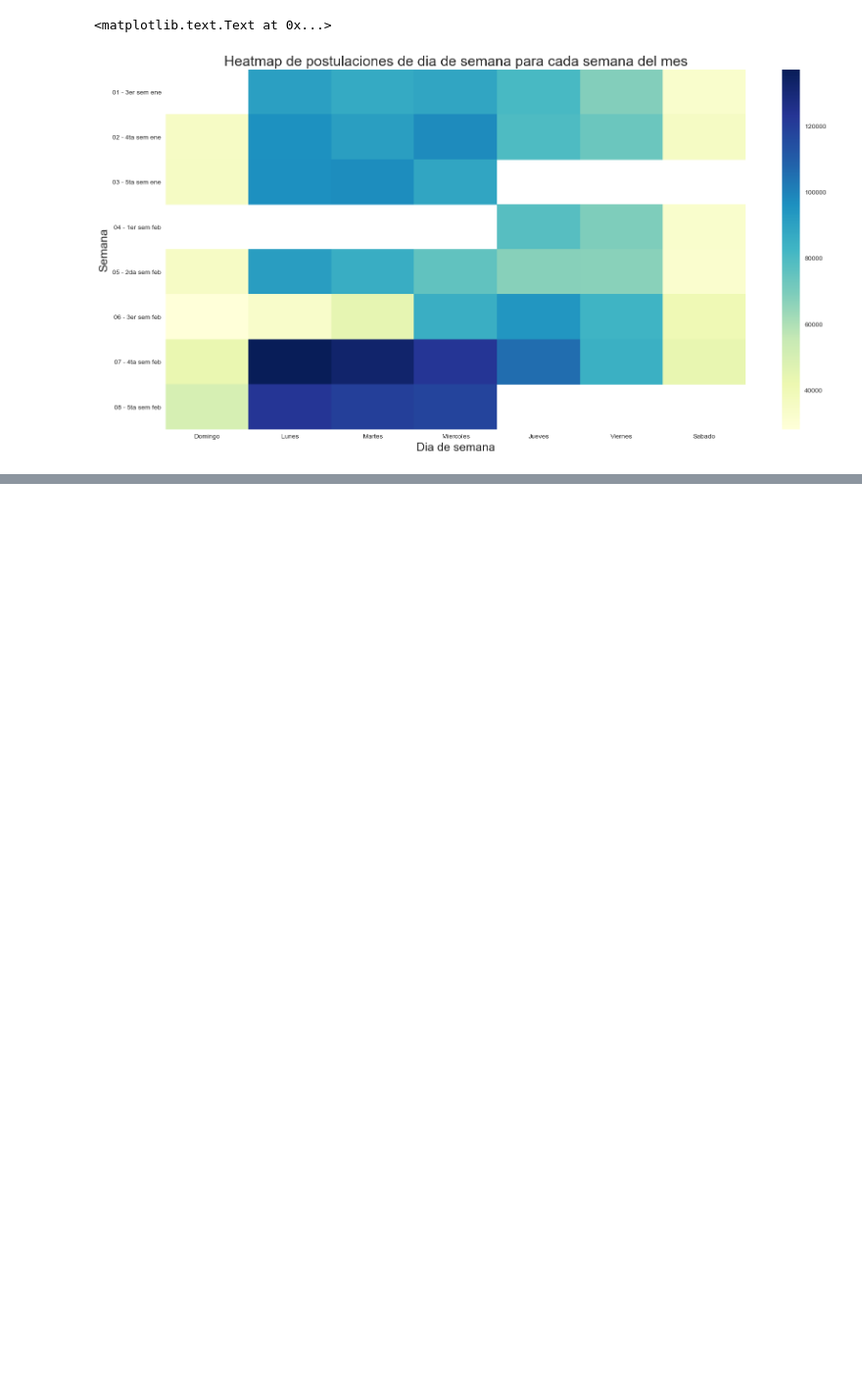
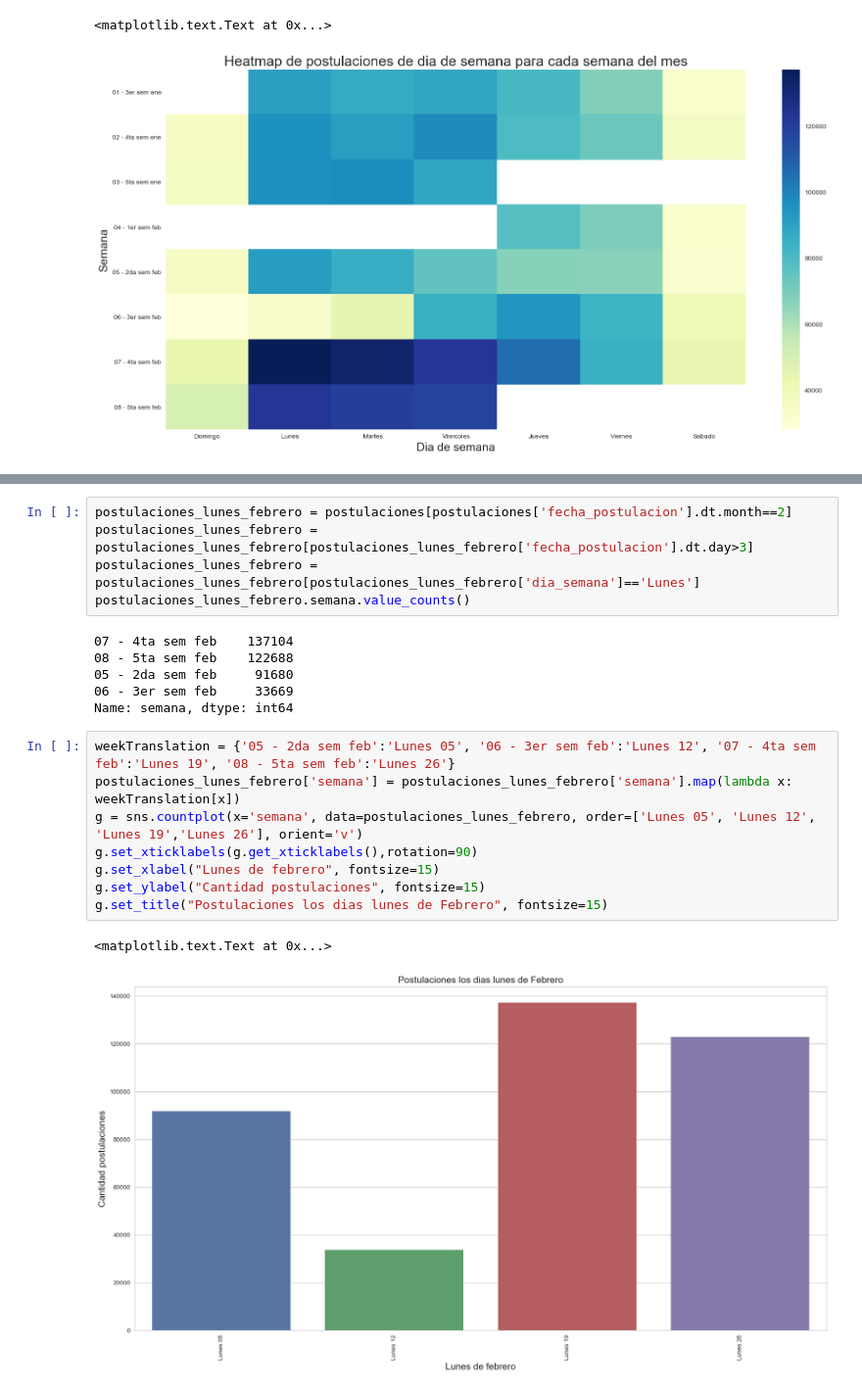
Before and after one commit to pachamama-labs/navent_visualization, a Jupyter notebook: src/Finger 1.ipynb, the cells around one changed output, grey strips where cells are left out. Shown at 98% size. Cells and saved outputs as stored; diff of their text form; blank space fills up the shorter version.

```diff
--- a/src/Finger 1.ipynb
+++ b/src/Finger 1.ipynb
@@ -154,0 +160,22 @@ g.set_ylabel("Semana", fontsize=18)
+# %%
+postulaciones_lunes_febrero = postulaciones[postulaciones['fecha_postulacion'].dt.month==2]
+postulaciones_lunes_febrero = postulaciones_lunes_febrero[postulaciones_lunes_febrero['fecha_postulacion'].dt.day>3]
+postulaciones_lunes_febrero = postulaciones_lunes_febrero[postulaciones_lunes_febrero['dia_semana']=='Lunes']
+postulaciones_lunes_febrero.semana.value_counts()
+# %% [output]
+07 - 4ta sem feb    137104
+08 - 5ta sem feb    122688
+05 - 2da sem feb     91680
+06 - 3er sem feb     33669
+Name: semana, dtype: int64
+# %%
+weekTranslation = {'05 - 2da sem feb':'Lunes 05', '06 - 3er sem feb':'Lunes 12', '07 - 4ta sem feb':'Lunes 19', '08 - 5ta sem feb':'Lunes 26'}
+postulaciones_lunes_febrero['semana'] = postulaciones_lunes_febrero['semana'].map(lambda x: weekTranslation[x])
+g = sns.countplot(x='semana', data=postulaciones_lunes_febrero, order=['Lunes 05', 'Lunes 12', 'Lunes 19','Lunes 26'], orient='v')
+g.set_xticklabels(g.get_xticklabels(),rotation=90)
+g.set_xlabel("Lunes de febrero", fontsize=15)
+g.set_ylabel("Cantidad postulaciones", fontsize=15)
+g.set_title("Postulaciones los dias lunes de Febrero", fontsize=15)
+# %% [output]
+<matplotlib.text.Text at 0x...>
+[figure, added]
```
Also changed, not shown: parts of 15 cells of this notebook.
